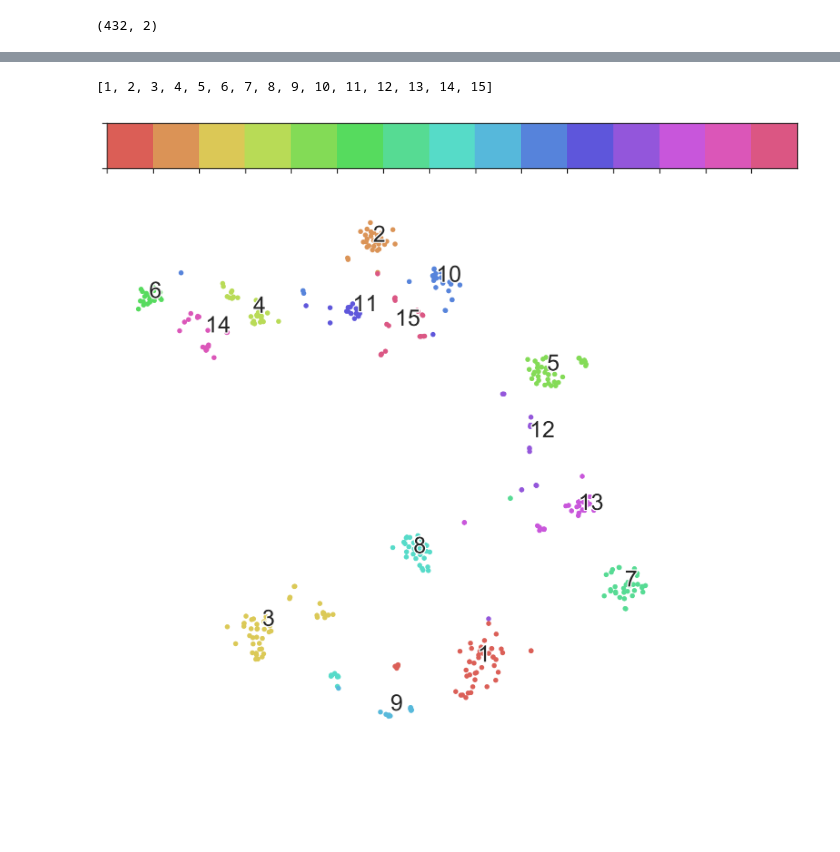
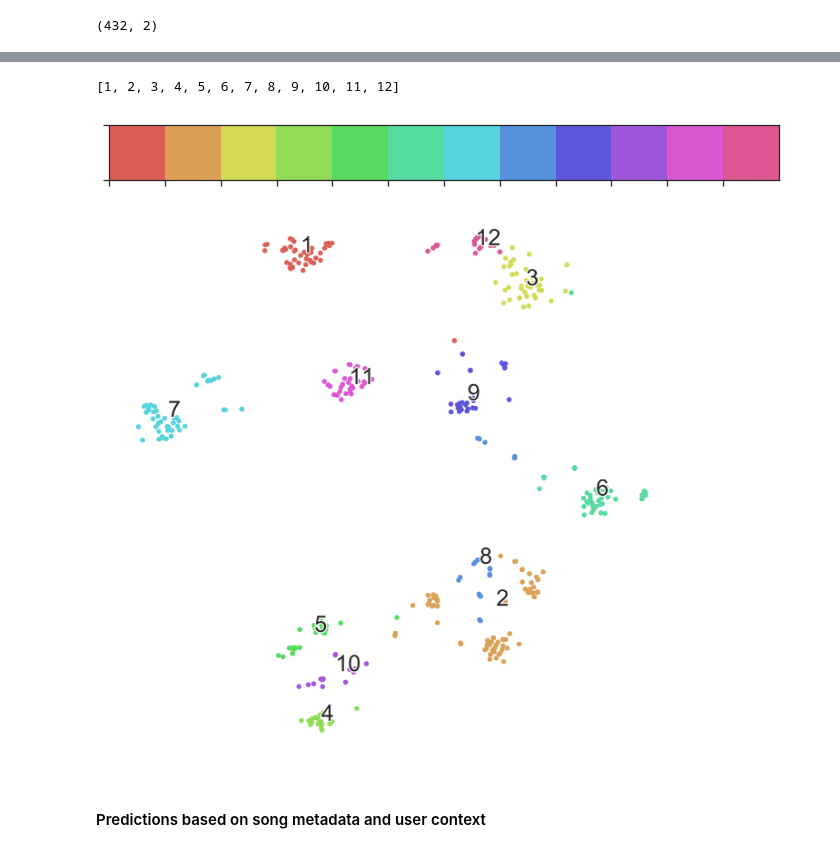
Before and after one commit to epistimi4/emotion_based_music_recomendation, a Jupyter notebook: correlations/Clustering with t-Stochastic Neighboring Embeddings for Music.ipynb, the cells around one changed output, grey strips where cells are left out. Drawn from its saved outputs; the diff is of its cells as text; code cells hidden in the pictures; blank space fills up the shorter version.

```diff
--- a/correlations/Clustering with t-Stochastic Neighboring Embeddings for Music.ipynb
+++ b/correlations/Clustering with t-Stochastic Neighboring Embeddings for Music.ipynb
@@ -108,20 +121,26 @@ df_enc = df_enc.join(one_hot_enc)
 one_hot_enc = pd.get_dummies(df['period'])
 df_enc = df_enc.drop('period', axis=1)
 df_enc = df_enc.join(one_hot_enc)
+#encode mood
+#one_hot_enc = pd.get_dummies(df['mood'])
+#df_enc = df_enc.drop('mood', axis=1)
+#df_enc = df_enc.join(one_hot_enc)
 
 replace_values = {'pleased': 'contentment', 'relaxed': 'contentment', 'calm': 'contentment',
                  'peaceful':'contentment', 'excited':'excitement',
                  'happy':'excitement', 'nervous':'distress', 'angry':'distress', 'annoying':'distress',
                  'sad':'depression', 'sleepy': 'contentment', 'bored': 'depression'}
-df_enc = df_enc.replace({'mood': replace_values})
+#df_enc = df_enc.replace({'mood': replace_values})
 
 #target is the mood
-Y = df_enc['mood']
+#Y = df_enc['mood']
 
 df_enc = df_enc.drop(['artist_name', 'id', 'song_name', 'release_date', 'mood'], axis = 1)
+#df_enc = df_enc.drop(['artist_name', 'id', 'song_name', 'release_date'], axis = 1)
 # %% [markdown]
 #### Drop NaN values in Spotify metadata ####
 # %%
+df_enc = df_enc.drop('user_id', axis=1)
 df_enc = df_enc.dropna()
 df_enc.head()
 # %% [output]
@@ -142,7 +161,7 @@ print(d_scaled.min(), d_scaled.max())
 -4.741122768879967 8.426149773176357
 # %%
 from sklearn.preprocessing import MinMaxScaler
-scaler = MinMaxScaler().fit(df_enc)
+scaler = MinMaxScaler(feature_range=(-1,1)).fit(df_enc)
 d_scaled = scaler.transform(df_enc)
 print(d_scaled.min(), d_scaled.max())
 # %% [output]
@@ -176,7 +218,7 @@ plt.plot(distances)
 # to be completed
 from sklearn.cluster import DBSCAN
 
-db_clu = DBSCAN(eps=5, min_samples=2).fit(d_scaled)
+db_clu = DBSCAN(eps=2, min_samples=9).fit(d_scaled)
 clusters = db_clu.labels_
 #d_scaled['db_scan'] = labels
 
@@ -234,39 +276,43 @@ sns.lmplot(x='dim_1',
 # %%
 import matplotlib.patheffects as PathEffects
 
+n_clusters=12
 # An user defined function to create scatter plot of vectors
 def scatter(x, colors):
+    n_clusters=12
     # We choose a color palette with seaborn.
-    palette = np.array(sns.color_palette("hls", 15))
+    palette = np.array(sns.color_palette("hls", n_clusters))
 
     # We create a scatter plot.
     f = plt.figure(figsize=(22, 22))
     ax = plt.subplot(aspect='equal')
     sc = ax.scatter(x[:,0], x[:,1], lw=0, s=120,
                     c=palette[colors.astype(np.int)])
 
     ax.axis('off')
     ax.axis('tight')
 
     # We add the labels for each cluster.
     txts = []
-    for i in range(15):
+    for i in range(n_clusters):
         # Position of each label.
         xtext, ytext = np.median(x[colors == i, :], axis=0)
         txt = ax.text(xtext, ytext, str(i+1), fontsize=50)
         txt.set_path_effects([
             PathEffects.Stroke(linewidth=5, foreground="w"),
             PathEffects.Normal()])
         txts.append(txt)
 
     return f, ax, sc, txts
 
 
-print(list(range(1,16)))
-sns.palplot(np.array(sns.color_palette("hls", 15)))
+print(list(range(1,n_clusters+1)))
+sns.palplot(np.array(sns.color_palette("hls", n_clusters)))
 scatter(x_embedded, clusters)
 plt.savefig('digits_tsne-generated_18_cluster.png', dpi=120)
 # %% [output]
-[1, 2, 3, 4, 5, 6, 7, 8, 9, 10, 11, 12, 13, 14, 15]
+[1, 2, 3, 4, 5, 6, 7, 8, 9, 10, 11, 12]
-[figure, old version]
+[figure, new version]
-[figure, old version]
+[figure, new version]
+# %% [markdown]
+#### Predictions based on song metadata and user context ####
```
Also changed, not shown: parts of 9 cells of this notebook.
